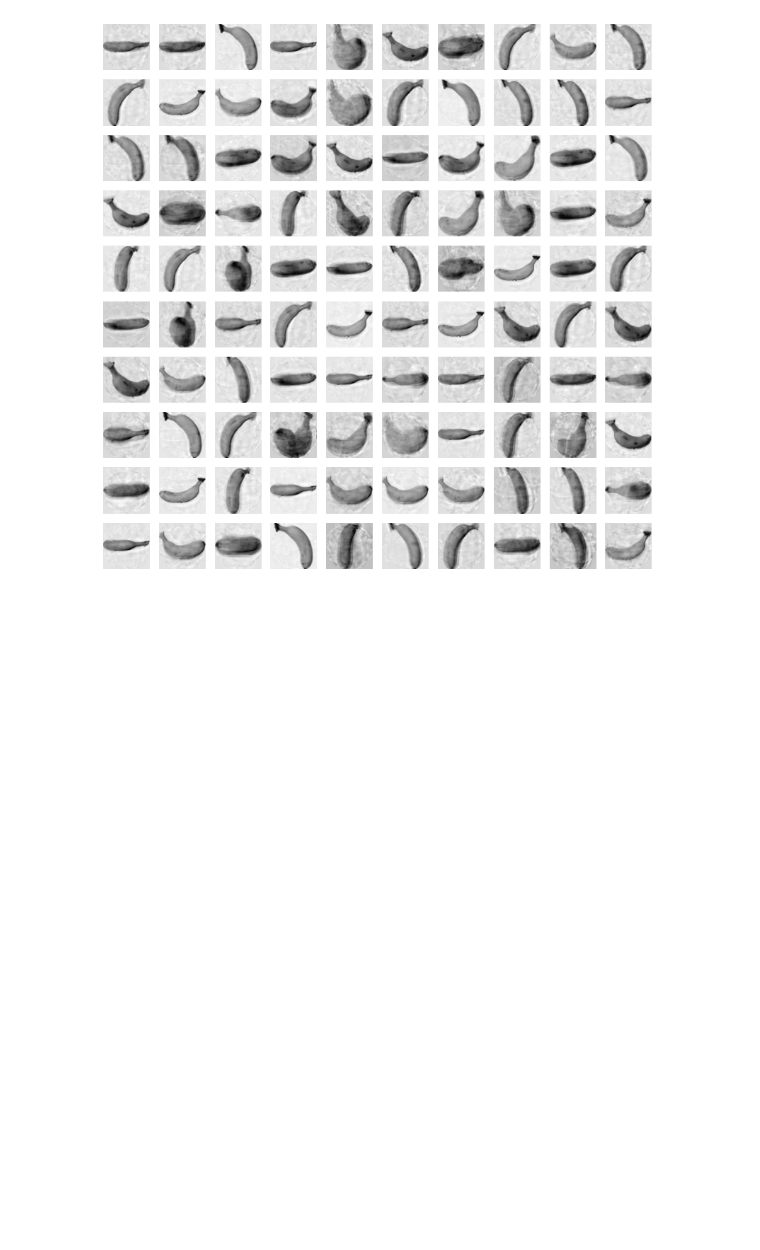
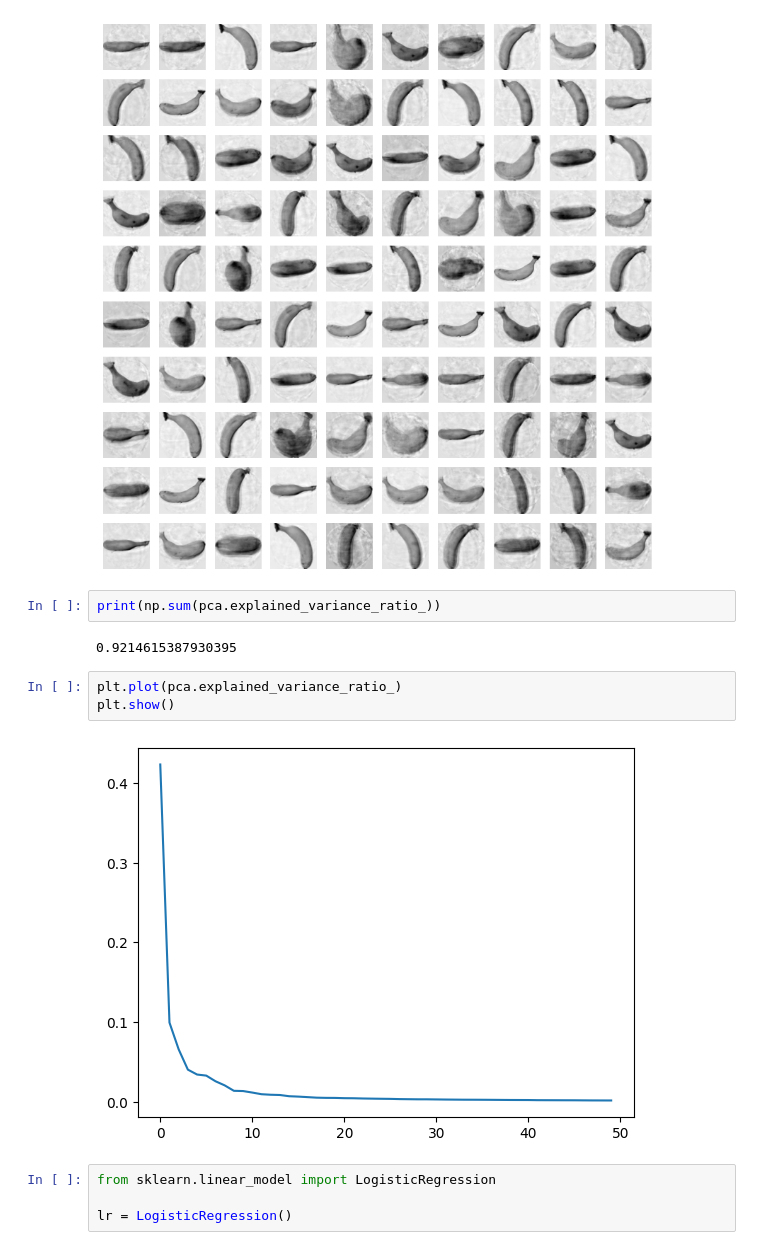
Before and after one commit to Park-Joyeong/hongong-machine-learning, a Jupyter notebook: 06_3_주성분_분석.ipynb, the cells around one changed output. Saved outputs shown, nothing was run; the diff lists cells and outputs as text; blank space fills up the shorter version.

```diff
--- a/06_3_주성분_분석.ipynb
+++ b/06_3_주성분_분석.ipynb
@@ -80,3 +80,16 @@ for start in [0, 100, 200]:
 [figure]
 [figure]
 [figure]
+# %%
+print(np.sum(pca.explained_variance_ratio_))
+# %% [output]
+0.9214615387930395
+# %%
+plt.plot(pca.explained_variance_ratio_)
+plt.show()
+# %% [output]
+[figure, added]
+# %%
+from sklearn.linear_model import LogisticRegression
+
+lr = LogisticRegression()
```
Also changed, not shown: parts of 10 cells of this notebook.
